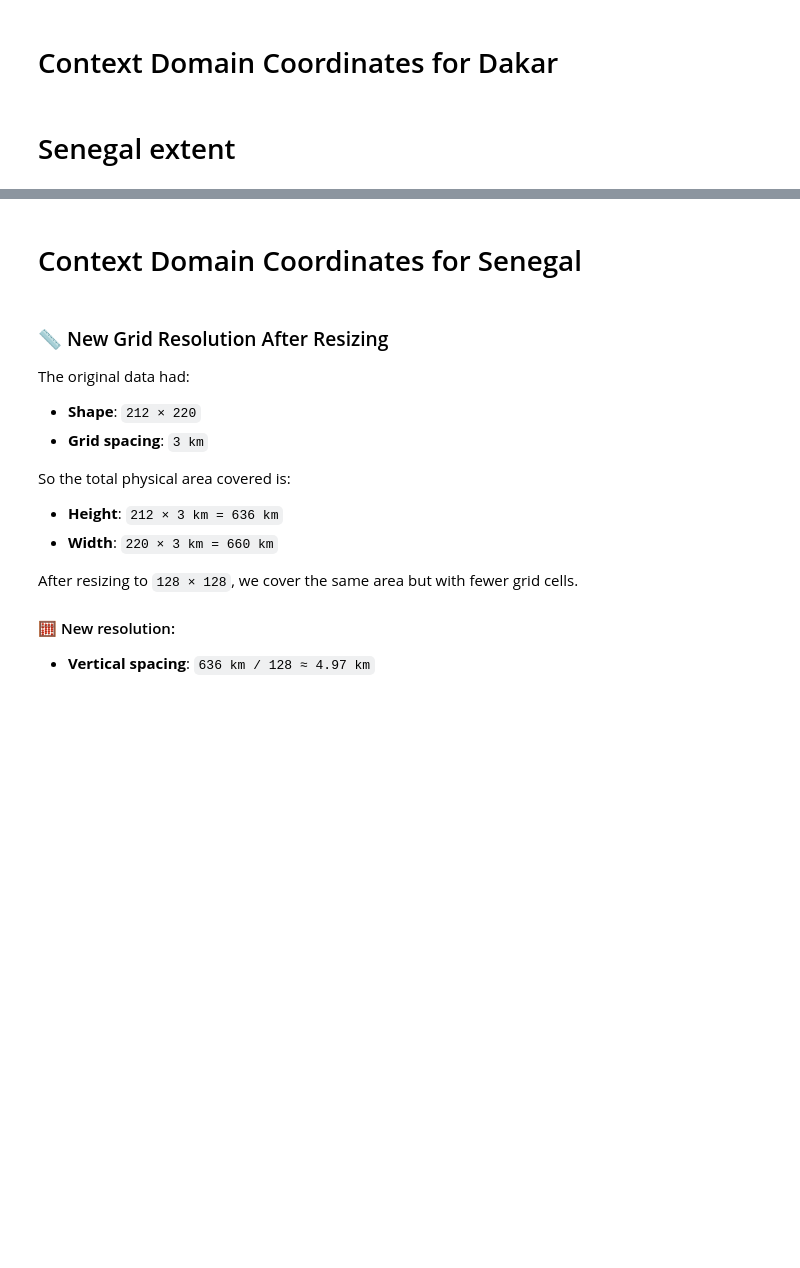
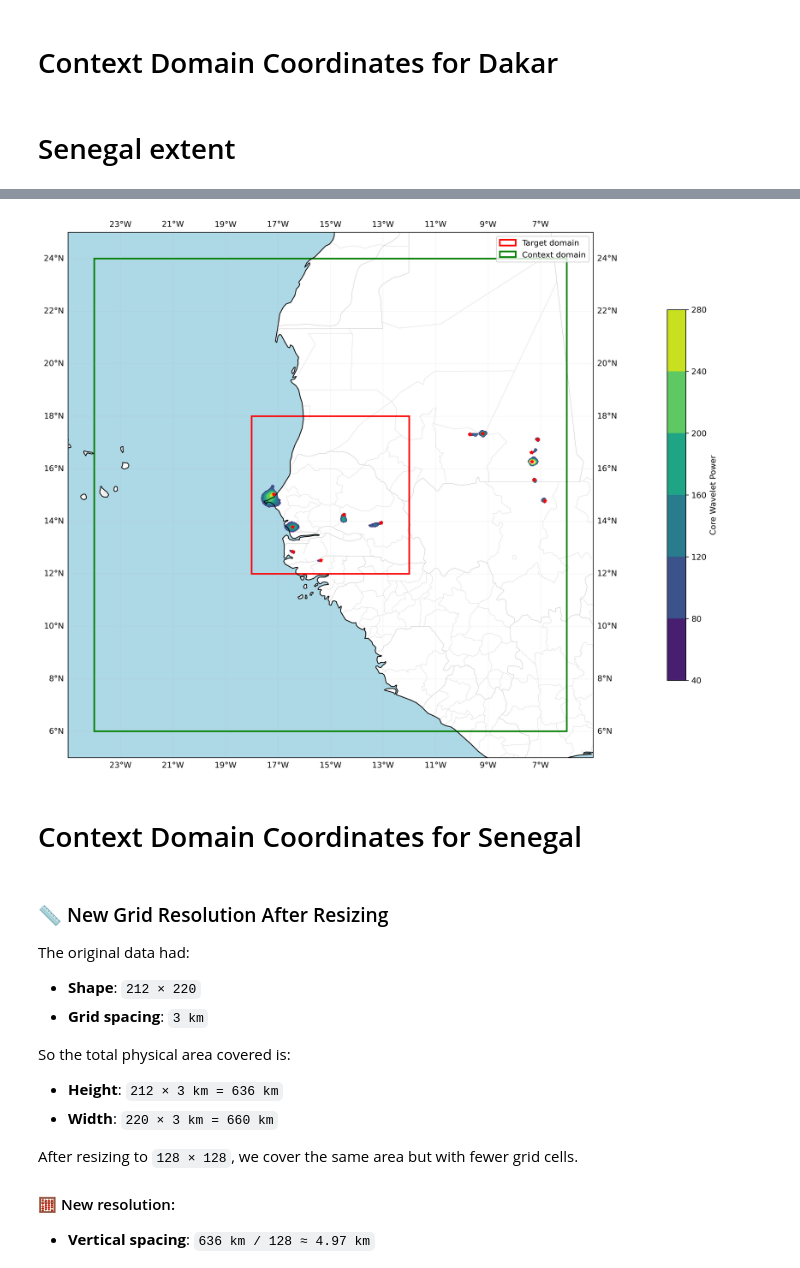
Before and after one commit to mendrika-mdg/EPS-Impact-Case-AI-Nowcasting, a Jupyter notebook: notebook/analysis/plotting-senegal-jasmin.ipynb, the cells around one changed output, grey strips where cells are left out. Cells and saved outputs as stored; diff of their text form; code cells hidden in the pictures; blank space fills up the shorter version.

```diff
--- a/notebook/analysis/plotting-senegal-jasmin.ipynb
+++ b/notebook/analysis/plotting-senegal-jasmin.ipynb
@@ -333,3 +331,58 @@ plt.show()
+# %%
+
+# Define extent
+extent = (-25, -5, 5, 25)
+
+# Create figure and axis
+fig, ax = plt.subplots(figsize=(12, 12), dpi=300, subplot_kw={'projection': ccrs.PlateCarree()})
+
+
+# Set map extent
+ax.set_extent(extent, crs=ccrs.PlateCarree())
+
+# Add map features
+ax.add_feature(cfeature.BORDERS, edgecolor='black', linewidth=0.1)
+ax.add_feature(cfeature.COASTLINE, edgecolor='black')
+
+# Force LAND to be white
+ax.add_feature(cfeature.LAND, facecolor='white', edgecolor='black')
+ax.add_feature(cfeature.OCEAN, facecolor='lightblue')  # Optional
+
+gl = ax.gridlines(xlocs=np.arange(-23, -5, 2),
+                  ylocs=np.arange(6, 25, 2),
+                  draw_labels=True,
+                  crs=ccrs.PlateCarree(),
+                  alpha=0.1
+                )
+
+# Add administrative borders
+admin_borders = cfeature.NaturalEarthFeature(
+    category='cultural',
+    name='admin_1_states_provinces_lines',
+    scale='10m',
+    facecolor='none'
+)
+
+ax.add_feature(admin_borders, edgecolor='black', linewidth=0.06)
+contour_core = ax.contourf(lons, lats, cores, levels=[40, 80, 120, 160, 200, 240, 280], transform=ccrs.PlateCarree(), cmap="viridis")
+
+cbar_core = plt.colorbar(contour_core, fraction=0.03, pad=0.12)
+cbar_core.set_label("Core Wavelet Power")
+
+# Add the 6x6 square (green)
+ax.add_patch(Rectangle((-18.0, 12.0), 6, 6, edgecolor='red', facecolor='none', linewidth=2, label='Target domain'))
+
+# Add the 18x18 square (red)
+ax.add_patch(Rectangle((-24.0, 6.0), 18, 18, edgecolor='green', facecolor='none', linewidth=2, linestyle="solid", label='Context domain'))
+
+for lt, ln in zip(x0_lat, x0_lon):
+  plt.plot(ln, lt, marker="*", color="red", markersize=5)
+
+plt.legend()
+plt.tight_layout()
+plt.show()
+# %% [output]
+[figure, added]
 # %% [markdown]
 # Context Domain Coordinates for Senegal
 # %%
```
Also changed, not shown: parts of 6 cells of this notebook.
